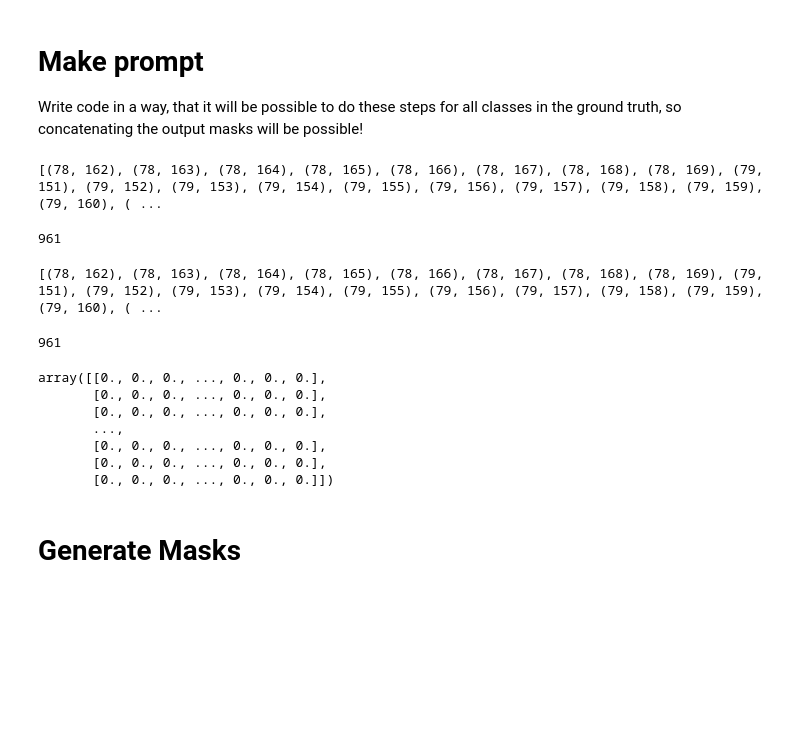
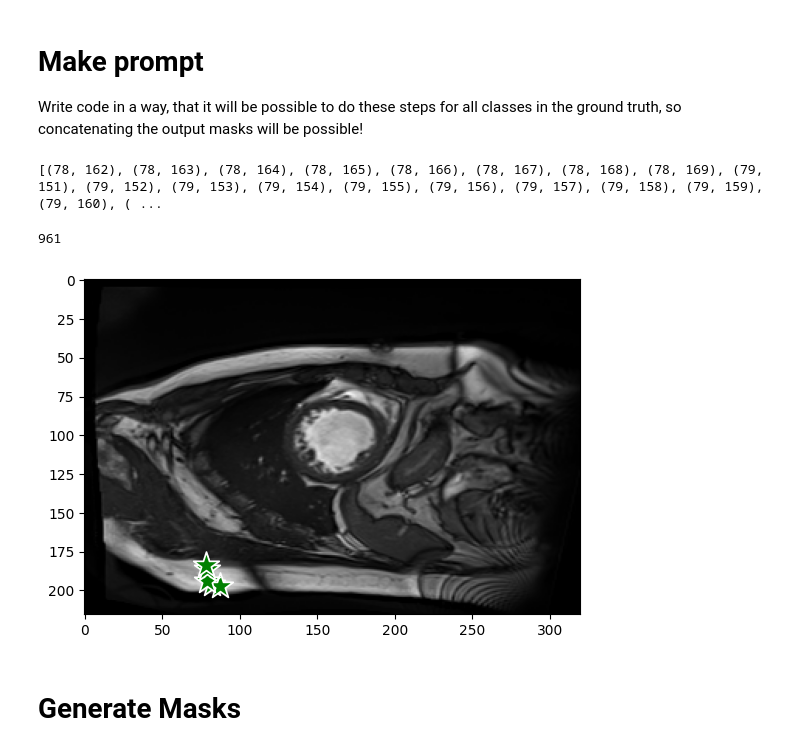
Before and after one commit to ThanhNguyen140/SAM_evaluation, a Jupyter notebook: prompts_gt.ipynb, the cells around one changed output. Saved outputs shown, nothing was run; the diff lists cells and outputs as text; code cells hidden in the pictures; blank space fills up the shorter version.

```diff
--- a/prompts_gt.ipynb
+++ b/prompts_gt.ipynb
@@ -219,33 +220,3 @@ predictor.set_image(image)
 # Make prompt
 
 Write code in a way, that it will be possible to do these steps for all classes in the ground truth, so concatenating the output masks will be possible!
-# %%
-# Choose one class from the ground truth and sample x random points from it to be the input
-labels = set(ground_truth.flatten())# see all classes
-target_class = 2
-rows, cols = np.where(ground_truth == target_class)
-sampled_points = list(zip(rows, cols))
-print(sampled_points)
-len(sampled_points)
-# %% [output]
-[(78, 162), (78, 163), (78, 164), (78, 165), (78, 166), (78, 167), (78, 168), (78, 169), (79, 151), (79, 152), (79, 153), (79, 154), (79, 155), (79, 156), (79, 157), (79, 158), (79, 159), (79, 160), ( ...
-961
-# %%
-target_class = 2
-rows, cols = np.where(ground_truth == target_class)
-sampled_points = list(zip(rows, cols))
-print(sampled_points)
-len(sampled_points)
-# %% [output]
-[(78, 162), (78, 163), (78, 164), (78, 165), (78, 166), (78, 167), (78, 168), (78, 169), (79, 151), (79, 152), (79, 153), (79, 154), (79, 155), (79, 156), (79, 157), (79, 158), (79, 159), (79, 160), ( ...
-961
-# %%
-ground_truth
-# %% [output]
-array([[0., 0., 0., ..., 0., 0., 0.],
-       [0., 0., 0., ..., 0., 0., 0.],
-       [0., 0., 0., ..., 0., 0., 0.],
-       ...,
-       [0., 0., 0., ..., 0., 0., 0.],
-       [0., 0., 0., ..., 0., 0., 0.],
-       [0., 0., 0., ..., 0., 0., 0.]])
@@ -254,3 +242,18 @@ array([[0., 0., 0., ..., 0., 0., 0.],
+# %%
+points = sample_from_class(ground_truth=ground_truth, target_class=1, n_points= 5)
+# %%
+labels = set(ground_truth.flatten())# see all classes
+# %% [output]
+[(78, 162), (78, 163), (78, 164), (78, 165), (78, 166), (78, 167), (78, 168), (78, 169), (79, 151), (79, 152), (79, 153), (79, 154), (79, 155), (79, 156), (79, 157), (79, 158), (79, 159), (79, 160), ( ...
+961
+# %%
+# Plot the chosen input points
+plt.imshow(image)
+show_points(coords=points , labels=np.array([1]*len(points)), ax=plt.gca())
+plt.axis('on')
+plt.show()
+# %% [output]
+[figure, added]
 # %%
 # Give points to SAM and generate most plausible mask
 # %%
```
Also changed, not shown: parts of 3 cells of this notebook.
